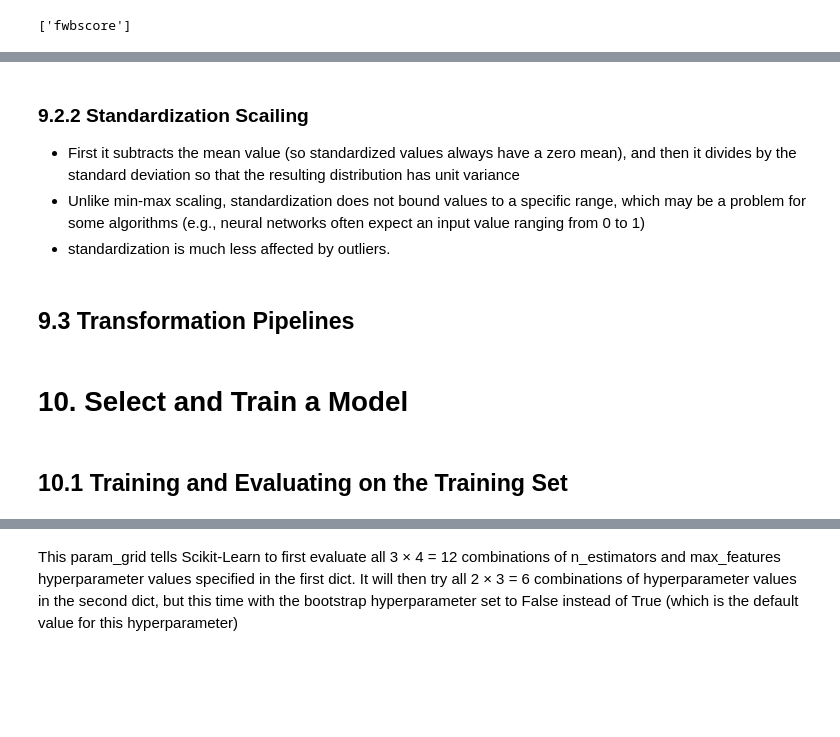
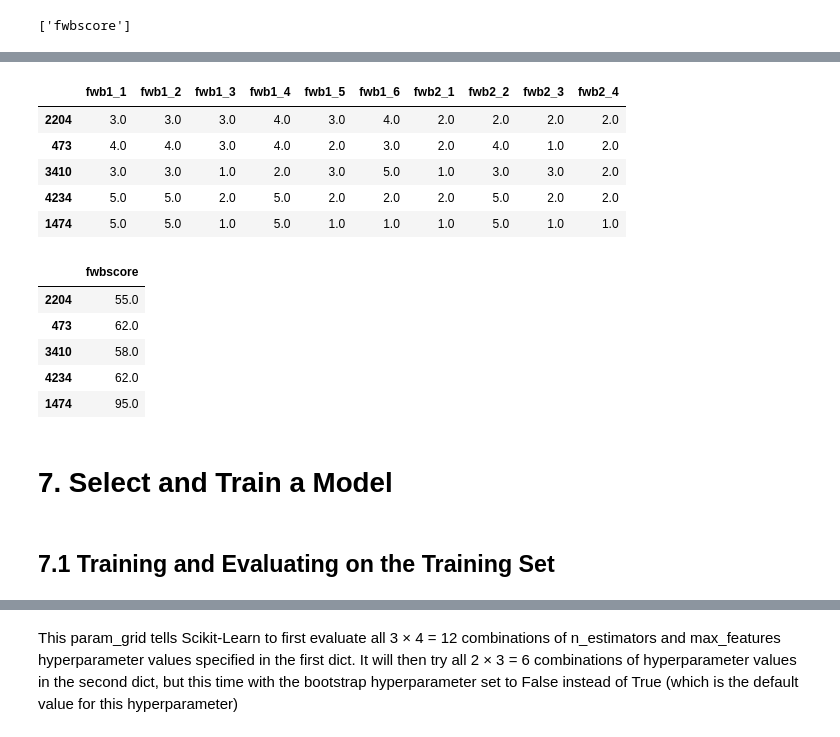
Before and after one commit to MarkPhamm/AI-Project, a Jupyter notebook: end-to-end.ipynb, the cells around one changed output, grey strips where cells are left out. Saved outputs shown, nothing was run; the diff lists cells and outputs as text; code cells hidden in the pictures; blank space fills up the shorter version.

```diff
--- a/end-to-end.ipynb
+++ b/end-to-end.ipynb
@@ -645,5 +341,0 @@ def remove_outliers(df, column_names=None):
-# %% [markdown]
-### 9.2.2 Standardization Scailing
-* First it subtracts the mean value (so standardized values always have a zero mean), and then it divides by the standard deviation so that the resulting distribution has unit variance
-*  Unlike min-max scaling, standardization does not bound values to a specific range, which may be a problem for some algorithms (e.g., neural networks often expect an input value ranging from 0 to 1)
-* standardization is much less affected by outliers.
@@ -652,2 +341,0 @@ def remove_outliers(df, column_names=None):
-# %% [markdown]
-## 9.3 Transformation Pipelines
@@ -656,7 +342,25 @@ def remove_outliers(df, column_names=None):
+# %%
+train.head()
+# %% [output]
+|  | fwb1_1 | fwb1_2 | fwb1_3 | fwb1_4 | fwb1_5 | fwb1_6 | fwb2_1 | fwb2_2 | fwb2_3 | fwb2_4 |
+| 2204 | 3.0 | 3.0 | 3.0 | 4.0 | 3.0 | 4.0 | 2.0 | 2.0 | 2.0 | 2.0 |
+| 473 | 4.0 | 4.0 | 3.0 | 4.0 | 2.0 | 3.0 | 2.0 | 4.0 | 1.0 | 2.0 |
+| 3410 | 3.0 | 3.0 | 1.0 | 2.0 | 3.0 | 5.0 | 1.0 | 3.0 | 3.0 | 2.0 |
+| 4234 | 5.0 | 5.0 | 2.0 | 5.0 | 2.0 | 2.0 | 2.0 | 5.0 | 2.0 | 2.0 |
+| 1474 | 5.0 | 5.0 | 1.0 | 5.0 | 1.0 | 1.0 | 1.0 | 5.0 | 1.0 | 1.0 |
+# %%
+train_labels.head()
+# %% [output]
+|  | fwbscore |
+| 2204 | 55.0 |
+| 473 | 62.0 |
+| 3410 | 58.0 |
+| 4234 | 62.0 |
+| 1474 | 95.0 |
 # %% [markdown]
-# 10. Select and Train a Model
+# 7. Select and Train a Model
 # %% [markdown]
-## 10.1 Training and Evaluating on the Training Set
+## 7.1 Training and Evaluating on the Training Set
 # %%
 import tensorflow as tf
 from tensorflow.keras.models import Sequential
```
Also changed, not shown: parts of 92 cells of this notebook, 4 other files.
